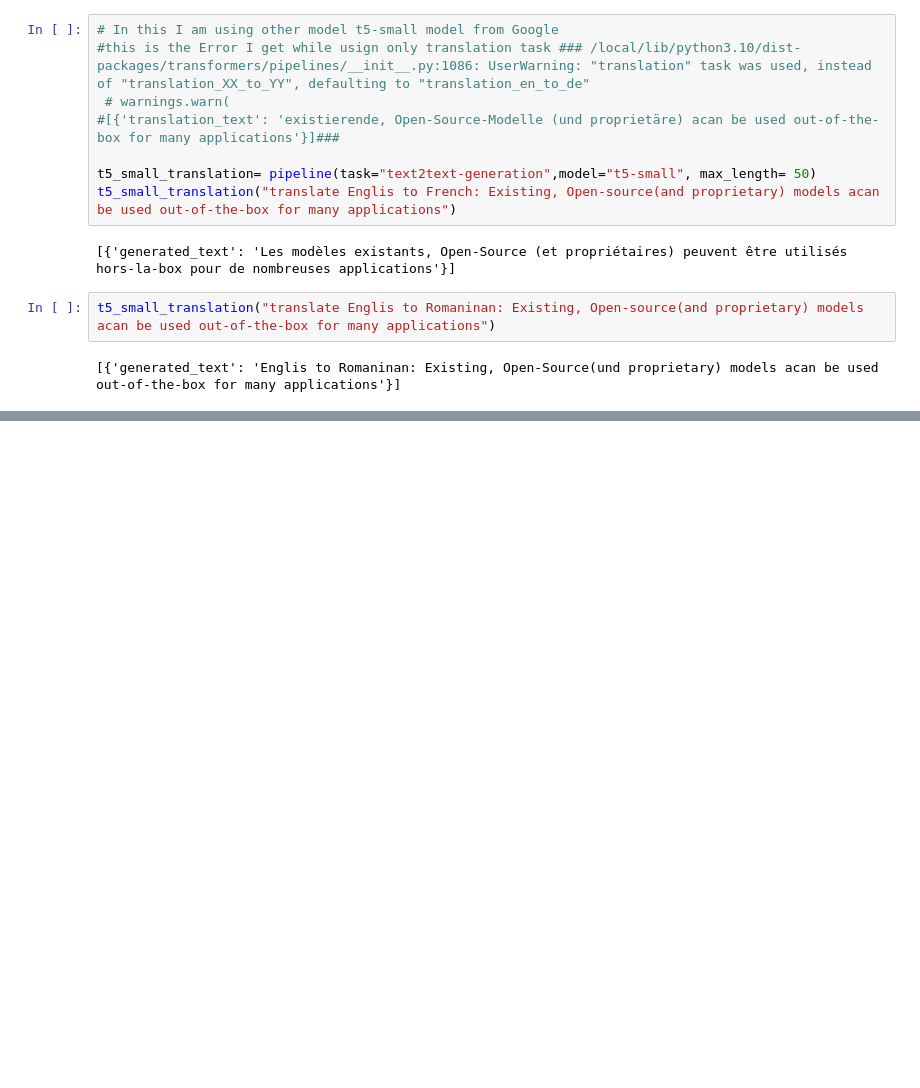
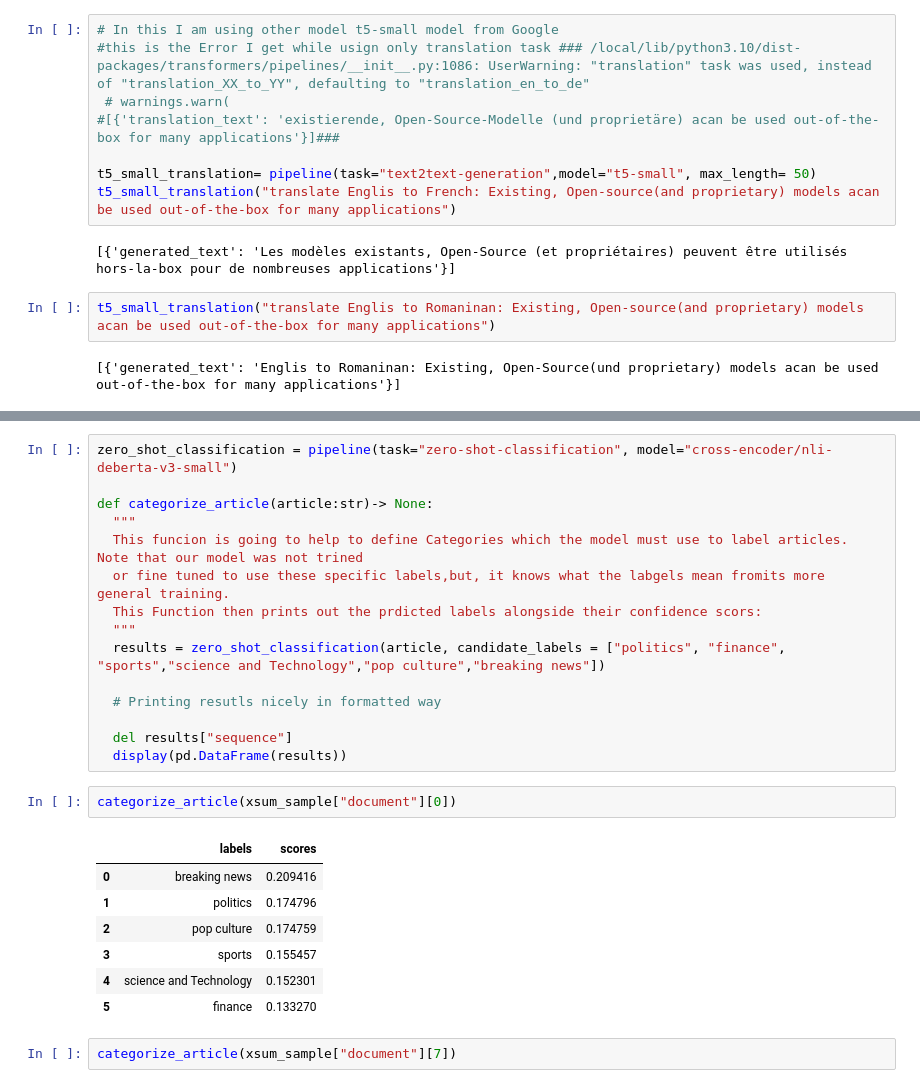
Before and after one commit to solvibrain/Production_grade_LLM_App, a Jupyter notebook: NLP_Tasks.ipynb, the cells around one changed output, grey strips where cells are left out. Cells and saved outputs as stored; diff of their text form; blank space fills up the shorter version.

Commit message:
zero-shot prompting and Few-shot prompting

```diff
--- a/NLP_Tasks.ipynb
+++ b/NLP_Tasks.ipynb
@@ -247,0 +230,27 @@ t5_small_translation("translate Englis to Romaninan: Existing, Open-source(and p
+# %%
+zero_shot_classification = pipeline(task="zero-shot-classification", model="cross-encoder/nli-deberta-v3-small")
+
+def categorize_article(article:str)-> None:
+  """
+  This funcion is going to help to define Categories which the model must use to label articles. Note that our model was not trined
+  or fine tuned to use these specific labels,but, it knows what the labgels mean fromits more general training.
+  This Function then prints out the prdicted labels alongside their confidence scors:
+  """
+  results = zero_shot_classification(article, candidate_labels = ["politics", "finance", "sports","science and Technology","pop culture","breaking news"])
+
+  # Printing resutls nicely in formatted way
+
+  del results["sequence"]
+  display(pd.DataFrame(results))
+# %%
+categorize_article(xsum_sample["document"][0])
+# %% [output]
+|  | labels | scores |
+| 0 | breaking news | 0.209416 |
+| 1 | politics | 0.174796 |
+| 2 | pop culture | 0.174759 |
+| 3 | sports | 0.155457 |
+| 4 | science and Technology | 0.152301 |
+| 5 | finance | 0.133270 |
+# %%
+categorize_article(xsum_sample["document"][7])
```
Also changed, not shown: parts of 5 cells of this notebook.
